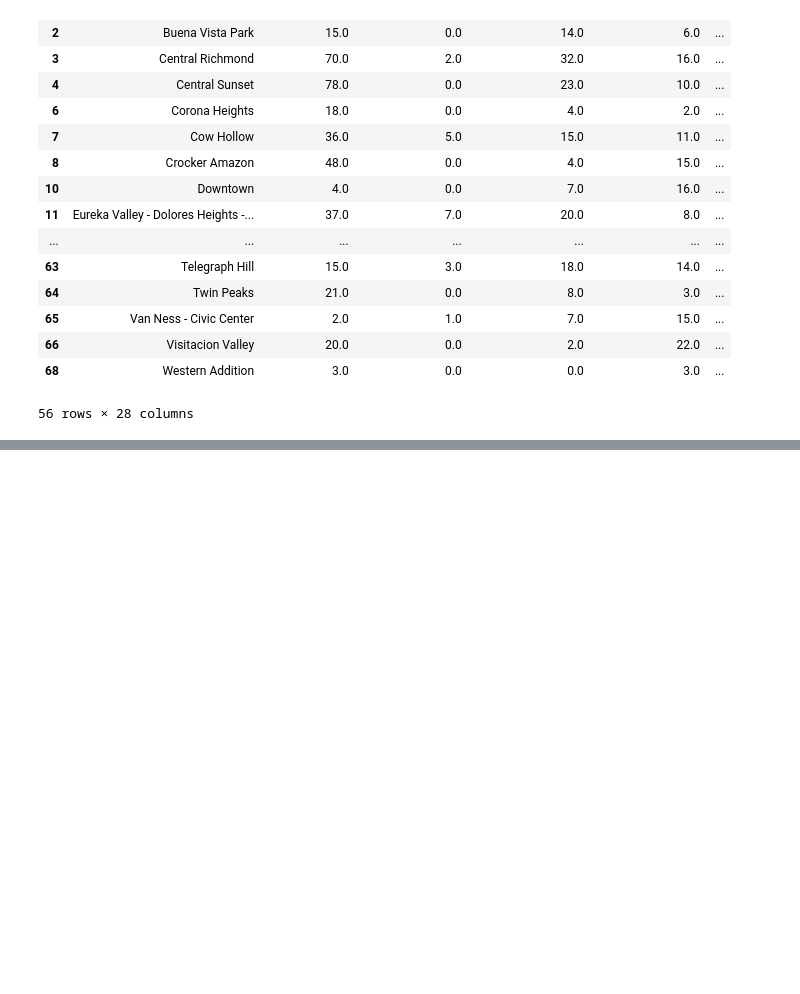
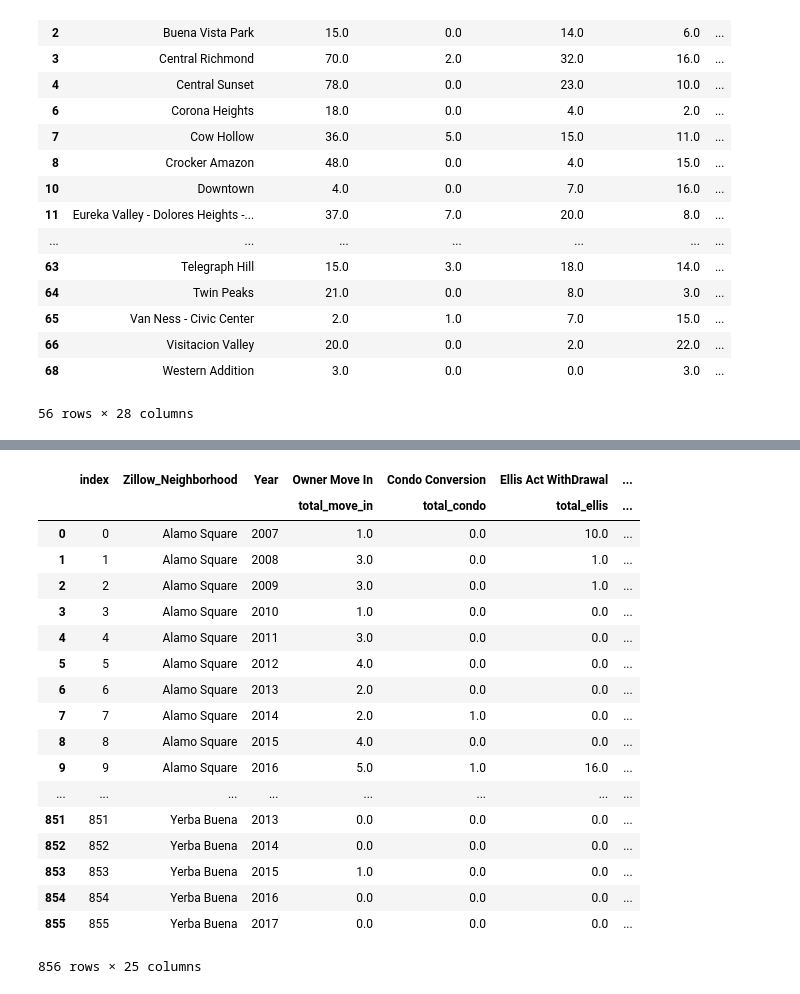
Before and after one commit to Jkremr/evictions-home-values, a Jupyter notebook: evictions-home-values.ipynb, the cells around one changed output, grey strips where cells are left out. Cells and saved outputs as stored; diff of their text form; code cells hidden in the pictures; blank space fills up the shorter version.

```diff
--- a/evictions-home-values.ipynb
+++ b/evictions-home-values.ipynb
@@ -337,28 +353,27 @@ pricingdf
 # %%
-aggregation_pricing = {
-    'Owner Move In' : {
-        'total_move_in' : 'sum'
-    },
-    'Condo Conversion' : {
-         'total_condo' : 'sum'
-    },
-    'Ellis Act WithDrawal' : {
-         'total_ellis' : 'sum'
-    },
-    'Eviction ID' : {
-        'total_evictions' : 'count'
-    },
-    'Z_2017_Value' : {
-        'current_value' : 'mean'
-    },
-    'Z_Evict_Date_Value' :{
-        'eviction_date_value' : 'mean'
-    }
-}
-
 # Creating a dataframe to group by year, then neighborhood.
-groupby_year_hood = pricingdf.groupby(['Zillow_Neighborhood', 'Year']).agg(aggregation_pricing).reset_index()
+groupby_year_hood = pricingdf.groupby(['Zillow_Neighborhood', 'Year']).agg(baseaggregation).reset_index()
 # Drop neighborhoods that lack Zillow pricing data.
 groupby_year_hood = groupby_year_hood.dropna(subset=[('Z_2017_Value', 'current_value')]).reset_index()
 groupby_year_hood
+# %% [output]
+|  | index | Zillow_Neighborhood | Year | Owner Move In | Condo Conversion | Ellis Act WithDrawal | ... |
+|  |  |  |  | total_move_in | total_condo | total_ellis | ... |
+| 0 | 0 | Alamo Square | 2007 | 1.0 | 0.0 | 10.0 | ... |
+| 1 | 1 | Alamo Square | 2008 | 3.0 | 0.0 | 1.0 | ... |
+| 2 | 2 | Alamo Square | 2009 | 3.0 | 0.0 | 1.0 | ... |
+| 3 | 3 | Alamo Square | 2010 | 1.0 | 0.0 | 0.0 | ... |
+| 4 | 4 | Alamo Square | 2011 | 3.0 | 0.0 | 0.0 | ... |
+| 5 | 5 | Alamo Square | 2012 | 4.0 | 0.0 | 0.0 | ... |
+| 6 | 6 | Alamo Square | 2013 | 2.0 | 0.0 | 0.0 | ... |
+| 7 | 7 | Alamo Square | 2014 | 2.0 | 1.0 | 0.0 | ... |
+| 8 | 8 | Alamo Square | 2015 | 4.0 | 0.0 | 0.0 | ... |
+| 9 | 9 | Alamo Square | 2016 | 5.0 | 1.0 | 16.0 | ... |
+| ... | ... | ... | ... | ... | ... | ... | ... |
+| 851 | 851 | Yerba Buena | 2013 | 0.0 | 0.0 | 0.0 | ... |
+| 852 | 852 | Yerba Buena | 2014 | 0.0 | 0.0 | 0.0 | ... |
+| 853 | 853 | Yerba Buena | 2015 | 1.0 | 0.0 | 0.0 | ... |
+| 854 | 854 | Yerba Buena | 2016 | 0.0 | 0.0 | 0.0 | ... |
+| 855 | 855 | Yerba Buena | 2017 | 0.0 | 0.0 | 0.0 | ... |
+856 rows × 25 columns
 # %%
```
Also changed, not shown: parts of 9 cells of this notebook.
